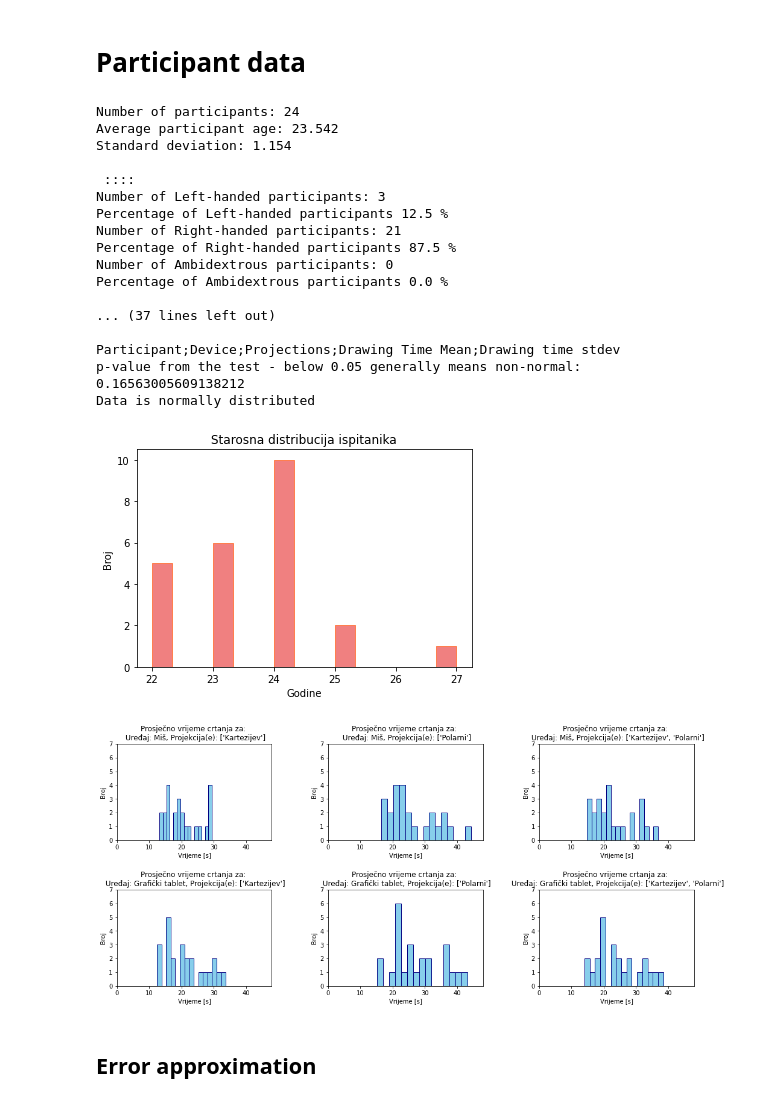
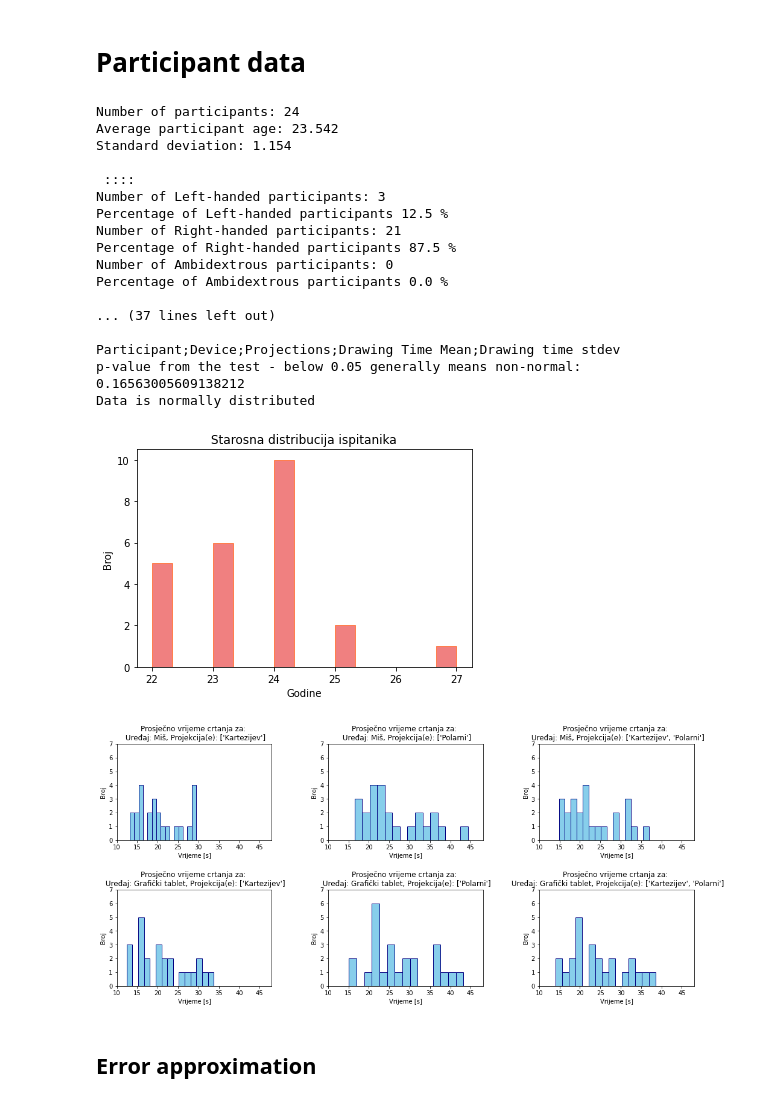
Before and after one commit to ivanazuzic/Efficiency-of-dragging-gestures, a Jupyter notebook: analysis/Analysis - Izborni projekt.ipynb, the cells around one changed output. Cells and saved outputs as stored; diff of their text form; code cells hidden in the pictures.

```diff
--- a/analysis/Analysis - Izborni projekt.ipynb
+++ b/analysis/Analysis - Izborni projekt.ipynb
@@ -28,12 +28,12 @@ centralTendency = 'mean'
 # centralTendency = 'median'
 
 funcIoDs = {
-    'kappa*length': json.load(open('index_of_difficulty-kappa*length.json')),
+    #'kappa*length': json.load(open('index_of_difficulty-kappa*length.json')),
     'length': json.load(open('index_of_difficulty-' + 'length' +'.json')),
     'kappa': json.load(open('index_of_difficulty-' + 'kappa' +'.json')),
-    'log(kappa+length)': json.load(open('index_of_difficulty-log(kappa+length).json')),
+    #'log(kappa+length)': json.load(open('index_of_difficulty-log(kappa+length).json')),
     'log(length:alpha+kappa+1)': json.load(open('index_of_difficulty-log(length:alpha+kappa+1).json')),
-    'w': json.load(open('index_of_difficulty-w.json')),
+    # 'w': json.load(open('index_of_difficulty-w.json')),
 }
 # %%
 # prepare folders and erase all figures
@@ -272,7 +270,7 @@ def getAvgsByFilter(projections, funcIds, devices, experimentModes, iodName=iodM
 
     return times, iods
 
-MAX_AVG_DRAW_TIME = round(max(getAvgsByFilter(PROJECTIONS, FUNC_IDS, DEVICES, TEST_MODES, "kappa")[0]))
+MAX_AVG_DRAW_TIME = round(max(getAvgsByFilter(PROJECTIONS, FUNC_IDS, DEVICES, TEST_MODES)[0]))
 MAX_AVG_DRAW_TIME += 0.2 * MAX_AVG_DRAW_TIME
 
 # for mode in TEST_MODES:
@@ -831,35 +829,35 @@ for k, device in enumerate(DEVICES):
             ax.set_ylabel("Broj")
             ax.set_xlabel("Vrijeme [s]") #"\nNorm dist p_value=%.5f" % (pValueNormDist))
         ax.set_title(title)
 
         # this lim is hard-coded. if I ever have time, I should make this soft-coded :)
         ax.set_ylim([0, 7])
-        ax.set_xlim([0, MAX_AVG_DRAW_TIME])
+        ax.set_xlim([10, MAX_AVG_DRAW_TIME])
         print("\n\n")
 
 figure.tight_layout(pad=2)
 saveFigure(participantDataFolderPath + "Average_drawing_times")
 plt.show()
 # %% [output]
 Number of participants: 24
 Average participant age: 23.542
 Standard deviation: 1.154
 
  ::::
 Number of Left-handed participants: 3
 Percentage of Left-handed participants 12.5 %
 Number of Right-handed participants: 21
 Percentage of Right-handed participants 87.5 %
 Number of Ambidextrous participants: 0
 Percentage of Ambidextrous participants 0.0 %
 
 ... (37 lines left out)
 
 Participant;Device;Projections;Drawing Time Mean;Drawing time stdev
 p-value from the test - below 0.05 generally means non-normal: 0.16563005609138212
 Data is normally distributed
 [figure]
-[figure, old version]
+[figure, new version]
 # %% [markdown]
 ## Error approximation
 # %%
```
Also changed, not shown: parts of 6 cells of this notebook.
